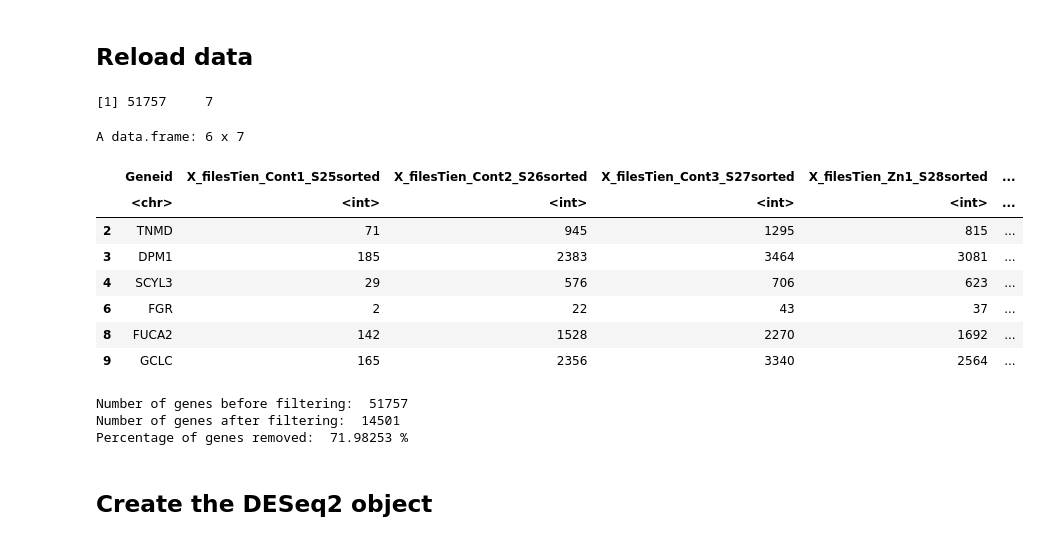
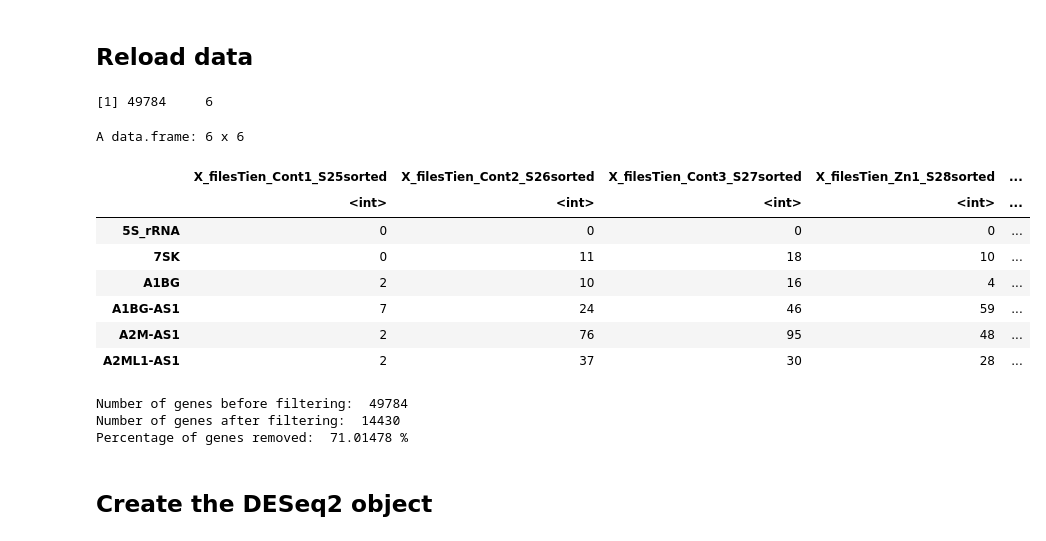
Before and after one commit to ongxuanhong/gene-expression-analysis, a Jupyter notebook: project_01/05.DESeq2_run.ipynb, the cells around one changed output. Saved outputs shown, nothing was run; the diff lists cells and outputs as text; code cells hidden in the pictures.

```diff
--- a/project_01/05.DESeq2_run.ipynb
+++ b/project_01/05.DESeq2_run.ipynb
@@ -154,20 +154,20 @@ write.csv(df_counts, "data/gene_mapped_counts_raw.csv", quote = FALSE)
 ## Reload data
 # %%
 # Input read_count file
-df_counts <- read.delim("data/gene_mapped_counts_raw.csv", row.names = 1, sep = ",")
+df_counts <- read.delim("data/gene_mapped_counts_raw.tsv", row.names = 1, sep = "\t")
 dim(df_counts)
 head(df_counts)
 # %% [output]
-[1] 51757     7
+[1] 49784     6
-A data.frame: 6 x 7
+A data.frame: 6 x 6
-|  | Geneid | X_filesTien_Cont1_S25sorted | X_filesTien_Cont2_S26sorted | X_filesTien_Cont3_S27sorted | X_filesTien_Zn1_S28sorted | ... |
-|  | <chr> | <int> | <int> | <int> | <int> | ... |
-| 2 | TNMD | 71 | 945 | 1295 | 815 | ... |
-| 3 | DPM1 | 185 | 2383 | 3464 | 3081 | ... |
-| 4 | SCYL3 | 29 | 576 | 706 | 623 | ... |
-| 6 | FGR | 2 | 22 | 43 | 37 | ... |
-| 8 | FUCA2 | 142 | 1528 | 2270 | 1692 | ... |
-| 9 | GCLC | 165 | 2356 | 3340 | 2564 | ... |
+|  | X_filesTien_Cont1_S25sorted | X_filesTien_Cont2_S26sorted | X_filesTien_Cont3_S27sorted | X_filesTien_Zn1_S28sorted | ... |
+|  | <int> | <int> | <int> | <int> | ... |
+| 5S_rRNA | 0 | 0 | 0 | 0 | ... |
+| 7SK | 0 | 11 | 18 | 10 | ... |
+| A1BG | 2 | 10 | 16 | 4 | ... |
+| A1BG-AS1 | 7 | 24 | 46 | 59 | ... |
+| A2M-AS1 | 2 | 76 | 95 | 48 | ... |
+| A2ML1-AS1 | 2 | 37 | 30 | 28 | ... |
 # %%
 # Gene-level Filtering
 # Filter genes with low read count less than 50
@@ -181,9 +181,9 @@ cat("Number of genes after filtering: ", num_gene_after, "\n")
 pct_gene_removed <- (num_gene_before - num_gene_after) / num_gene_before * 100
 cat("Percentage of genes removed: ", pct_gene_removed, "%\n")
 # %% [output]
-Number of genes before filtering:  51757
-Number of genes after filtering:  14501
-Percentage of genes removed:  71.98253 %
+Number of genes before filtering:  49784
+Number of genes after filtering:  14430
+Percentage of genes removed:  71.01478 %
 # %% [markdown]
 ## Create the DESeq2 object
 # %% [markdown]
```
Also changed, not shown: parts of 16 cells of this notebook, 5 other files.
